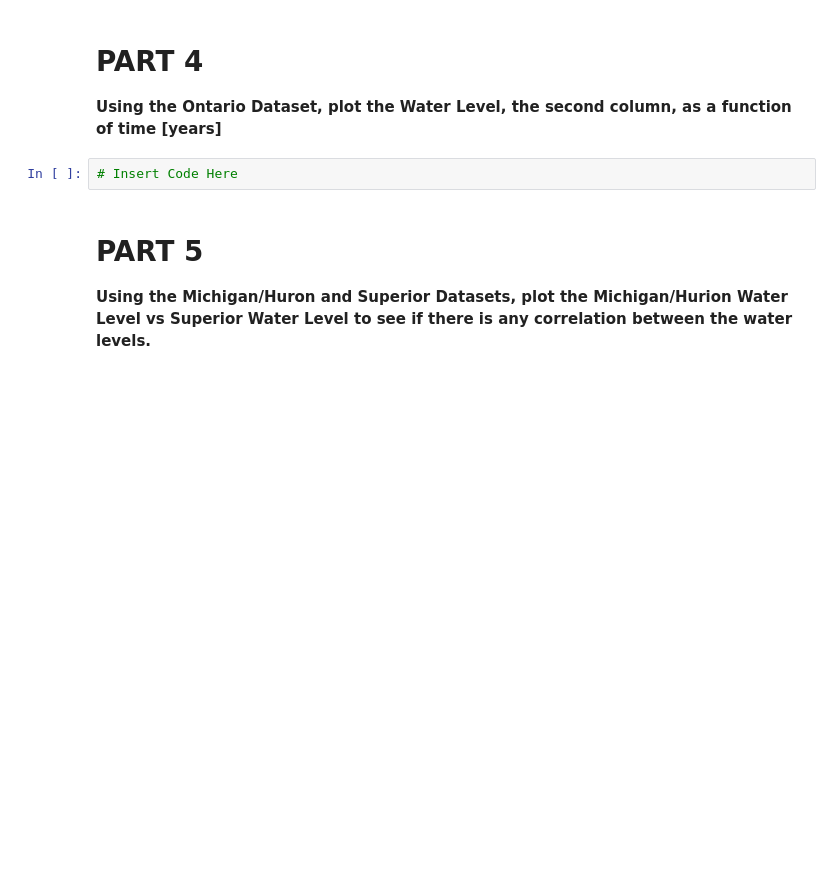
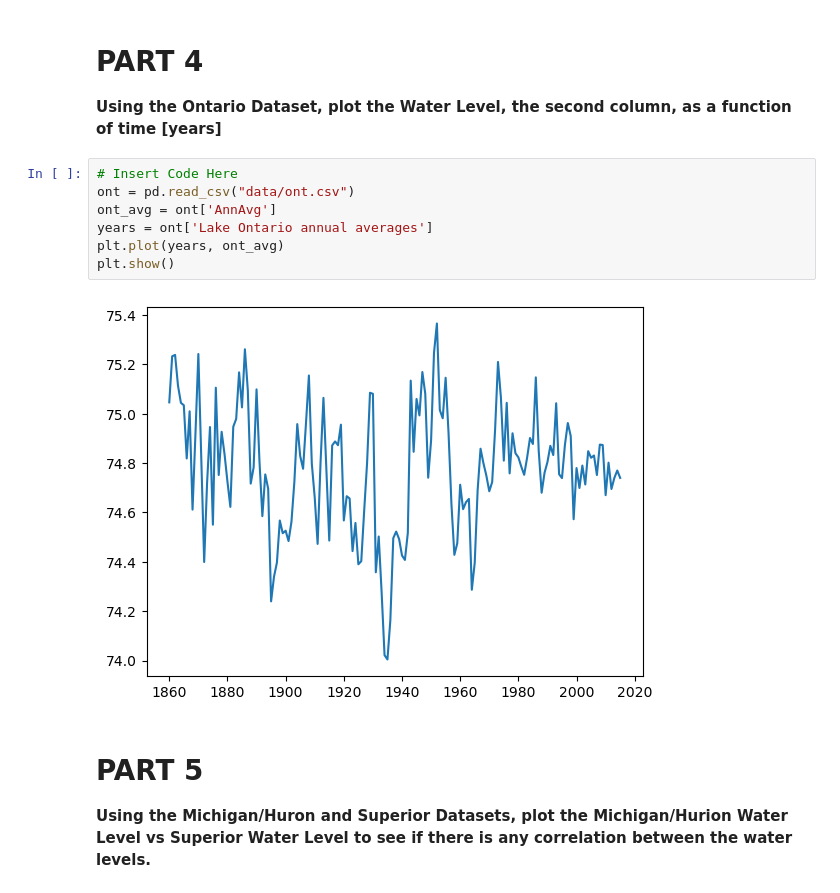
Before and after one commit to raosukruth/CMSE202_Git_Started_SR, a Jupyter notebook: Great_Lakes_and_Grand_River.ipynb, the cells around one changed output. Saved outputs shown, nothing was run; the diff lists cells and outputs as text; blank space fills up the shorter version.

```diff
--- a/Great_Lakes_and_Grand_River.ipynb
+++ b/Great_Lakes_and_Grand_River.ipynb
@@ -54,8 +61,15 @@ plt.plot(time, watlvl)
 # PART 4
 
 **Using the Ontario Dataset, plot the Water Level, the second column, as a function of time [years]**
-# %%
-# Insert Code Here
+# %%
+# Insert Code Here
+ont = pd.read_csv("data/ont.csv")
+ont_avg = ont['AnnAvg']
+years = ont['Lake Ontario annual averages']
+plt.plot(years, ont_avg)
+plt.show()
+# %% [output]
+[figure, added]
 # %% [markdown]
 # PART 5
 
```
Also changed, not shown: parts of 5 cells of this notebook.
